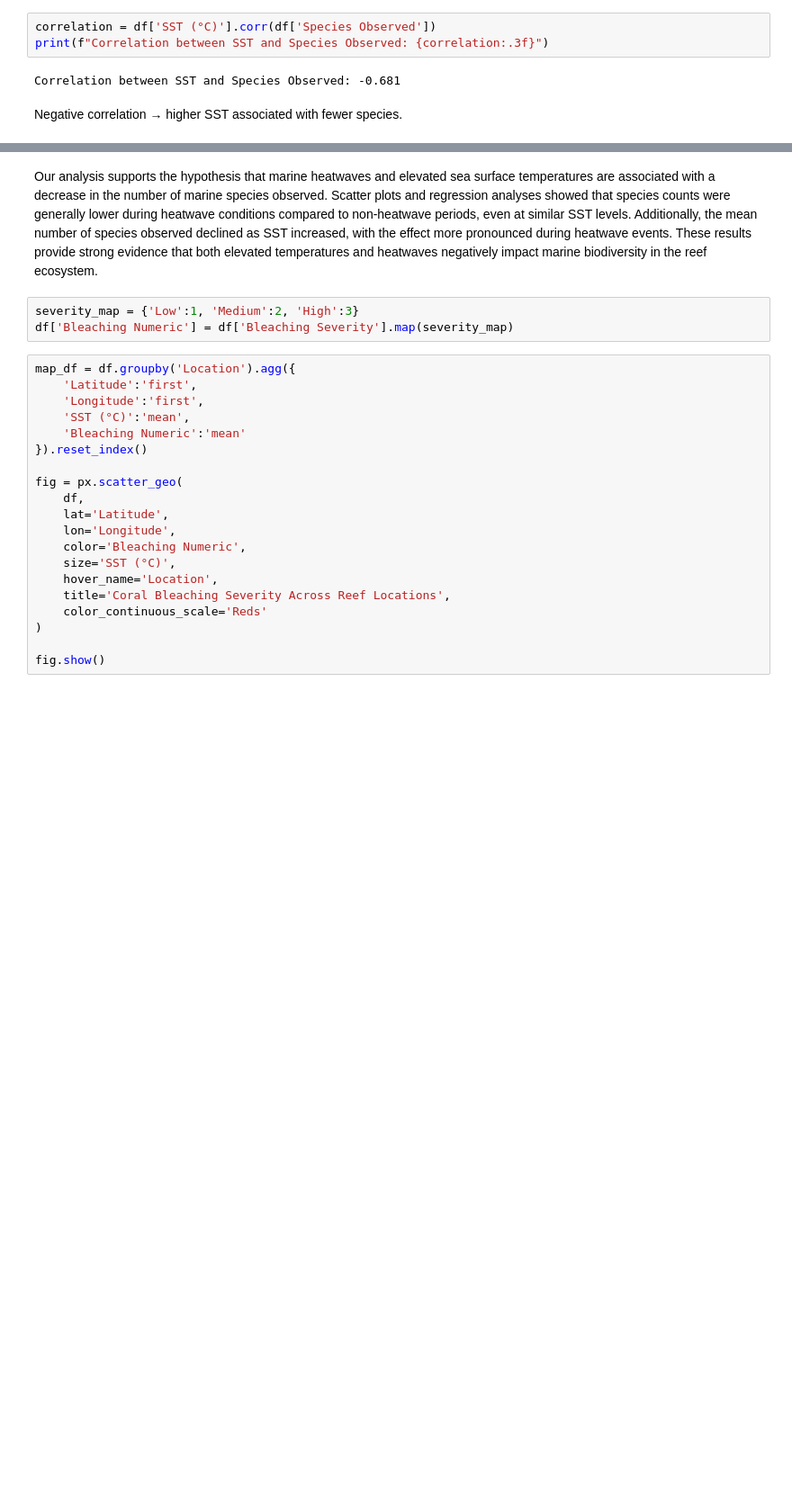
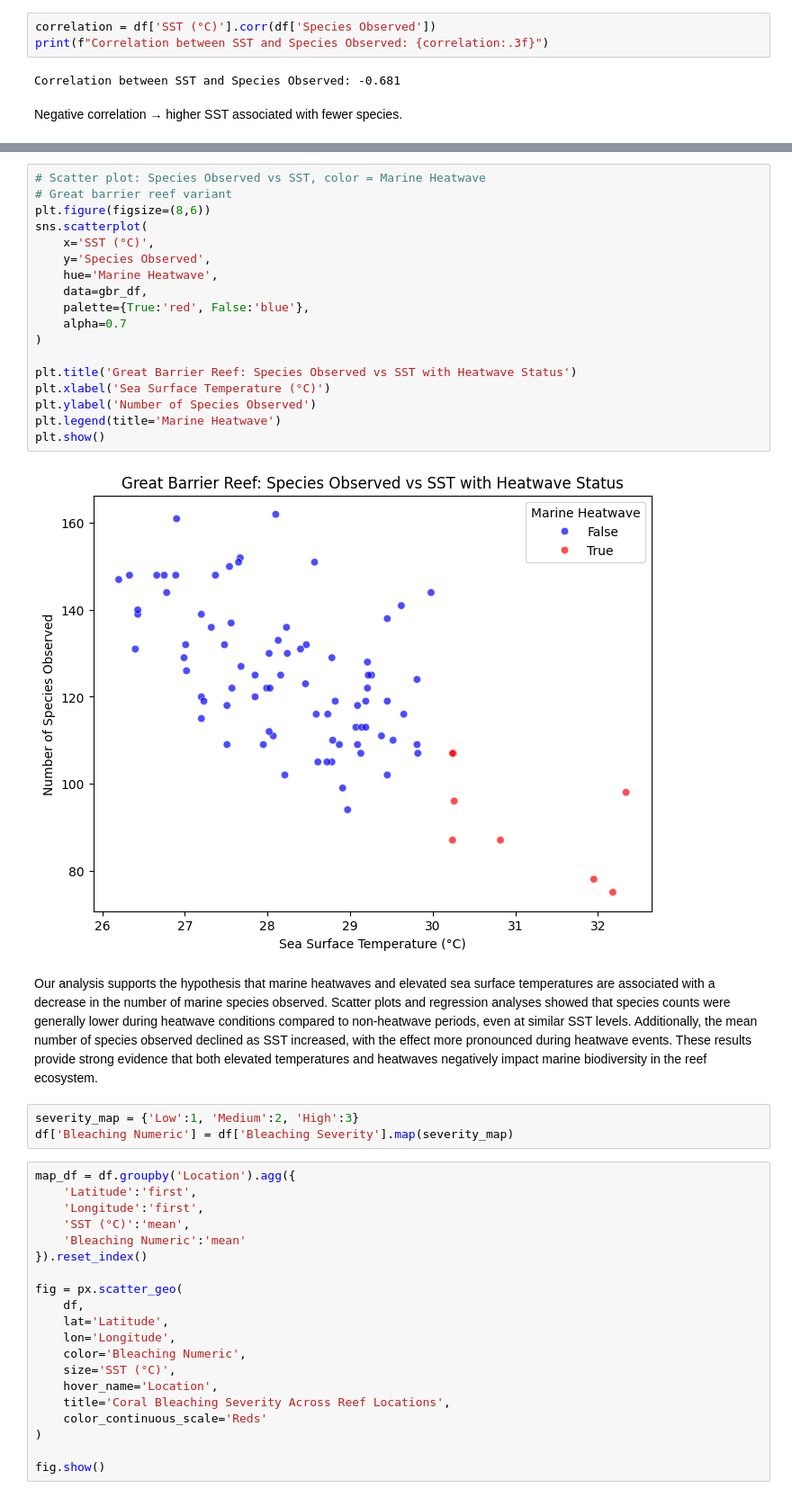
Before and after one commit to Sarah-Jane85/first_project, a Jupyter notebook: notebooks/ocean_climate_project.ipynb, the cells around one changed output, grey strips where cells are left out. Shown at 90% size. Saved outputs shown, nothing was run; the diff lists cells and outputs as text; blank space fills up the shorter version.

```diff
--- a/notebooks/ocean_climate_project.ipynb
+++ b/notebooks/ocean_climate_project.ipynb
@@ -432,6 +402,26 @@ plt.legend(title='Marine Heatwave')
 plt.show()
 # %% [output]
 [figure]
+# %%
+# Scatter plot: Species Observed vs SST, color = Marine Heatwave
+# Great barrier reef variant
+plt.figure(figsize=(8,6))
+sns.scatterplot(
+    x='SST (°C)',
+    y='Species Observed',
+    hue='Marine Heatwave',
+    data=gbr_df,
+    palette={True:'red', False:'blue'},
+    alpha=0.7
+)
+
+plt.title('Great Barrier Reef: Species Observed vs SST with Heatwave Status')
+plt.xlabel('Sea Surface Temperature (°C)')
+plt.ylabel('Number of Species Observed')
+plt.legend(title='Marine Heatwave')
+plt.show()
+# %% [output]
+[figure, added]
 # %% [markdown]
 Our analysis supports the hypothesis that marine heatwaves and elevated sea surface temperatures are associated with a decrease in the number of marine species observed. Scatter plots and regression analyses showed that species counts were generally lower during heatwave conditions compared to non-heatwave periods, even at similar SST levels. Additionally, the mean number of species observed declined as SST increased, with the effect more pronounced during heatwave events. These results provide strong evidence that both elevated temperatures and heatwaves negatively impact marine biodiversity in the reef ecosystem.
 # %%
```
Also changed, not shown: parts of 13 cells of this notebook, 15 other files.
